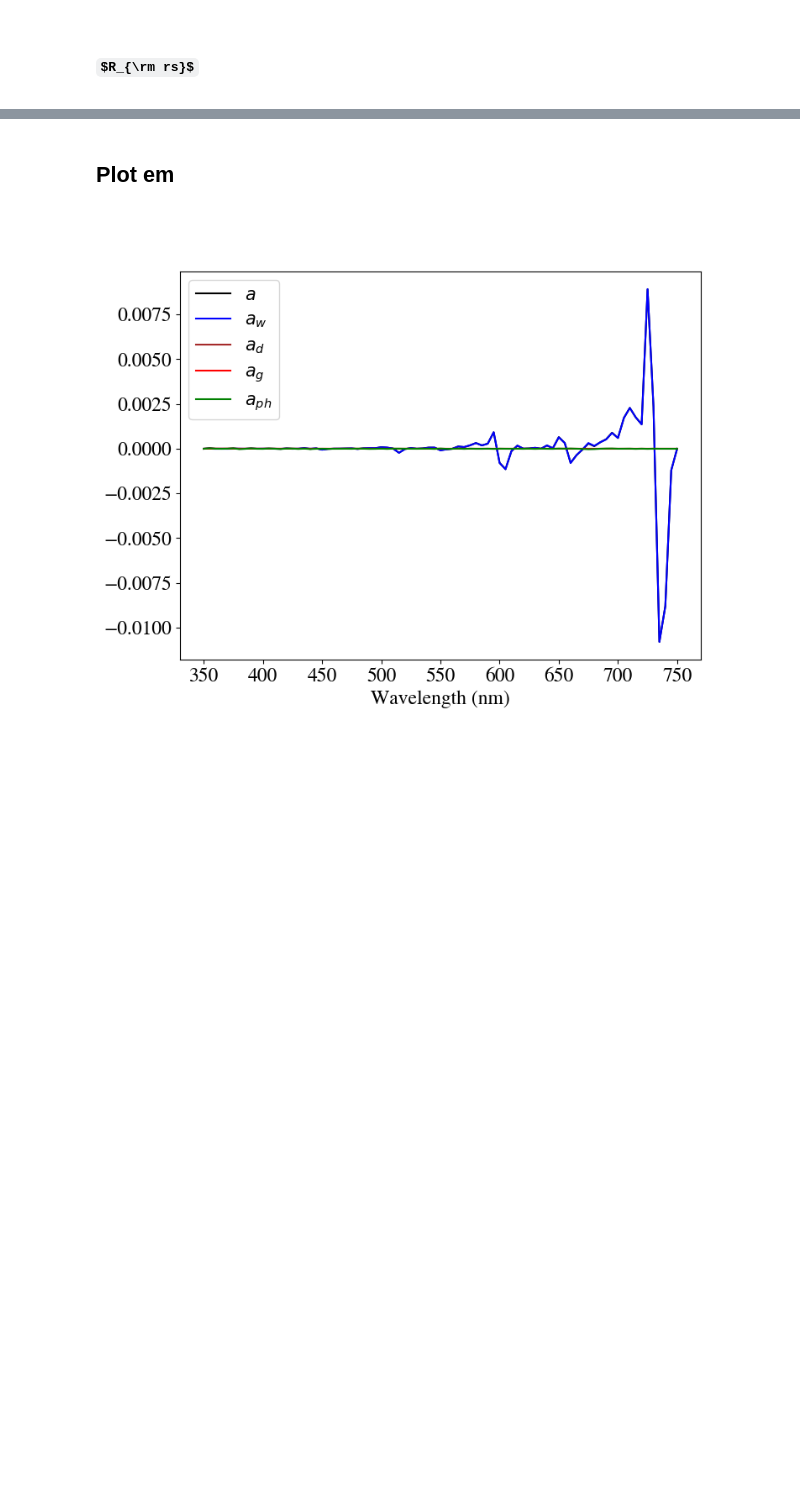
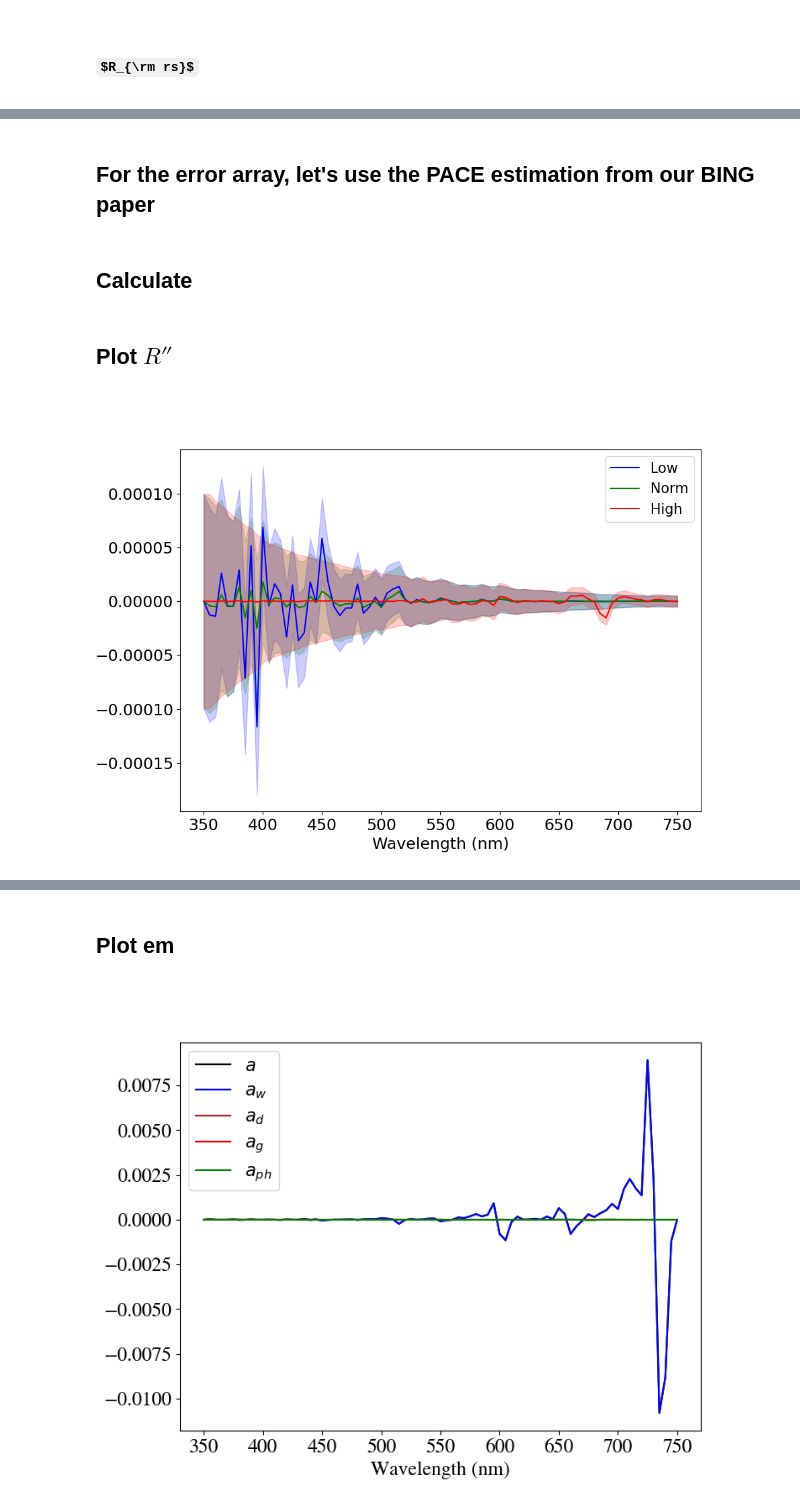
Before and after one commit to ocean-colour/bing, a Jupyter notebook: papers/phytoplankton/Analysis/Deriative.ipynb, the cells around one changed output, grey strips where cells are left out. Cells and saved outputs as stored; diff of their text form; code cells hidden in the pictures; some formulas as TeX source; blank space fills up the shorter version.

```diff
--- a/papers/phytoplankton/Analysis/Deriative.ipynb
+++ b/papers/phytoplankton/Analysis/Deriative.ipynb
@@ -138,0 +166,44 @@ d2aw = d2fd2x(l23_wave, aw)
+# %% [markdown]
+## For the error array, let's use the PACE estimation from our BING paper
+# %%
+l23_PACE_error = sat_pace.gen_noise_vector(l23_wave)
+# %% [markdown]
+## Calculate
+# %%
+Rpp_low = d2fd2x(l23_wave, l23_Rrs[idx_low])
+Rpp_norm = d2fd2x(l23_wave, l23_Rrs[idx_norm])
+Rpp_high = d2fd2x(l23_wave, l23_Rrs[idx_high])
+#
+varRpp_low = varfpp(l23_wave, l23_Rrs[idx_low], abs_sig=l23_PACE_error)
+varRpp_norm = varfpp(l23_wave, l23_Rrs[idx_norm], abs_sig=l23_PACE_error)
+varRpp_high = varfpp(l23_wave, l23_Rrs[idx_high], abs_sig=l23_PACE_error)
+#
+sigRpp_low = np.sqrt(varRpp_low)
+sigRpp_norm = np.sqrt(varRpp_norm)
+sigRpp_high = np.sqrt(varRpp_high)
+# %% [markdown]
+## Plot $R''$
+# %%
+fig = plt.figure(figsize=(10,7))
+ax = plt.gca()
+#
+alpha = 0.2
+ax.plot(l23_wave, Rpp_low, 'blue', label='Low')
+ax.fill_between(l23_wave, Rpp_low-sigRpp_low, Rpp_low+sigRpp_low, color='blue', alpha=alpha)
+
+ax.plot(l23_wave, Rpp_norm, 'green', label='Norm')
+ax.fill_between(l23_wave, Rpp_norm-sigRpp_norm, Rpp_norm+sigRpp_norm, color='green', alpha=alpha)
+
+ax.plot(l23_wave, Rpp_high, 'red', label='High')
+ax.fill_between(l23_wave, Rpp_high-sigRpp_high, Rpp_high+sigRpp_high, color='red', alpha=alpha)
+#
+ax.legend(fontsize=15.)
+oc_plotting.set_fontsize(ax, 17.)
+# Label
+ax.set_xlabel('Wavelength (nm)')
+ax.set_ylabel(r"$R''_{\rm rs}$")
+#
+#ax.set_yscale('log')
+plt.show()
+# %% [output]
+[figure, added]
```
Also changed, not shown: parts of 13 cells of this notebook.
